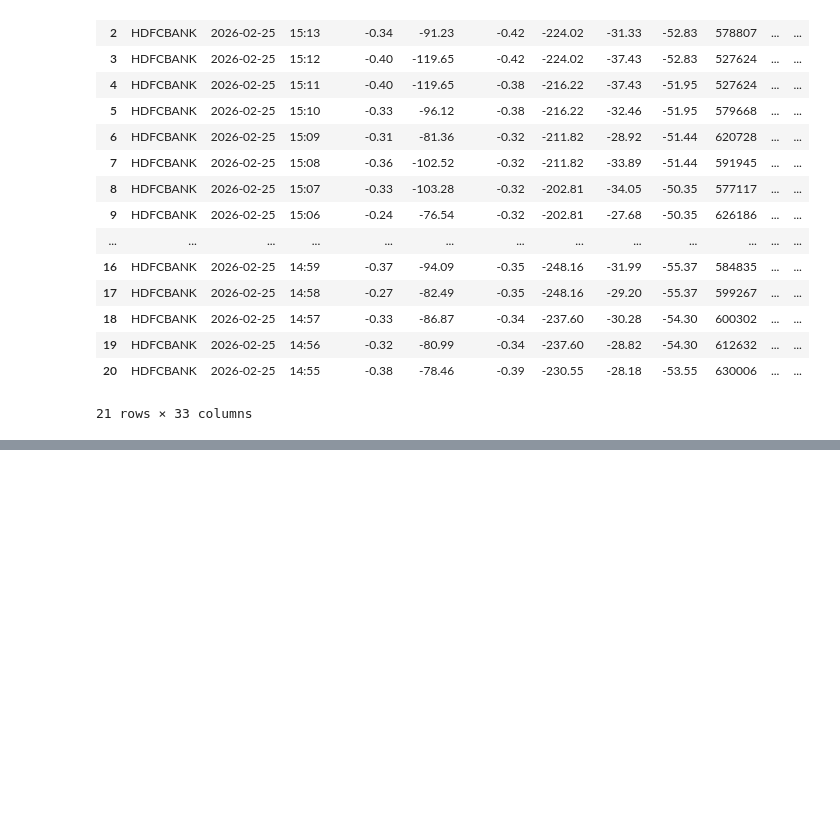
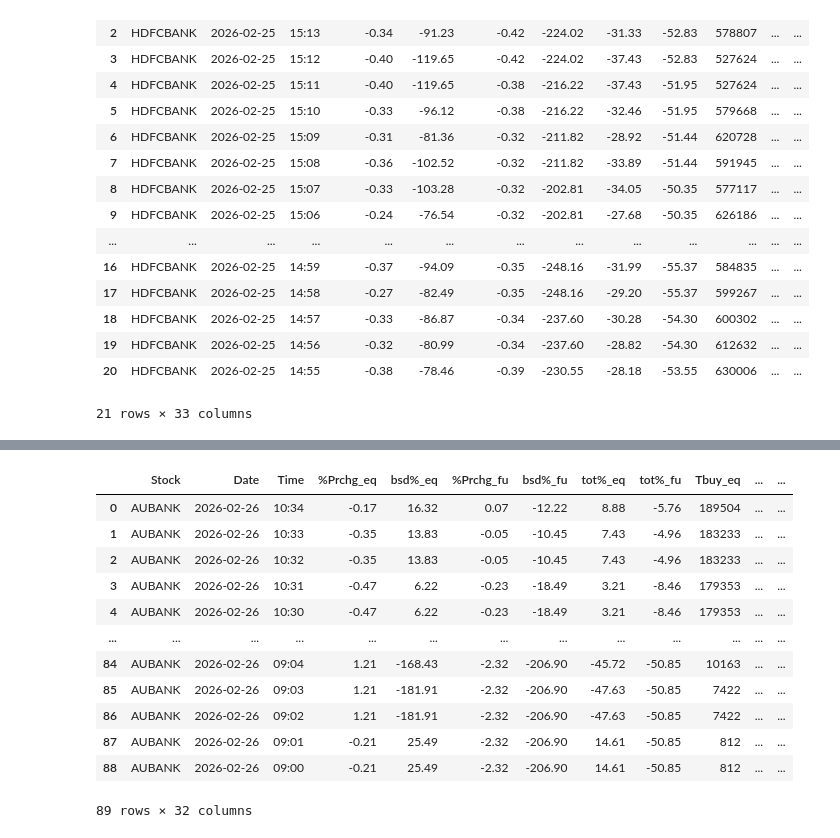
Before and after one commit to shailsun28/stockshortlisting, a Jupyter notebook: Untitled5.ipynb, the cells around one changed output, grey strips where cells are left out. Saved outputs shown, nothing was run; the diff lists cells and outputs as text; code cells hidden in the pictures; blank space fills up the shorter version.

```diff
--- a/Untitled5.ipynb
+++ b/Untitled5.ipynb
@@ -500,0 +923,16 @@ newdf.head(21)
+# %%
+buysell_df_single
+# %% [output]
+|  | Stock | Date | Time | %Prchg_eq | bsd%_eq | %Prchg_fu | bsd%_fu | tot%_eq | tot%_fu | Tbuy_eq | ... | ... |
+| 0 | AUBANK | 2026-02-26 | 10:34 | -0.17 | 16.32 | 0.07 | -12.22 | 8.88 | -5.76 | 189504 | ... | ... |
+| 1 | AUBANK | 2026-02-26 | 10:33 | -0.35 | 13.83 | -0.05 | -10.45 | 7.43 | -4.96 | 183233 | ... | ... |
+| 2 | AUBANK | 2026-02-26 | 10:32 | -0.35 | 13.83 | -0.05 | -10.45 | 7.43 | -4.96 | 183233 | ... | ... |
+| 3 | AUBANK | 2026-02-26 | 10:31 | -0.47 | 6.22 | -0.23 | -18.49 | 3.21 | -8.46 | 179353 | ... | ... |
+| 4 | AUBANK | 2026-02-26 | 10:30 | -0.47 | 6.22 | -0.23 | -18.49 | 3.21 | -8.46 | 179353 | ... | ... |
+| ... | ... | ... | ... | ... | ... | ... | ... | ... | ... | ... | ... | ... |
+| 84 | AUBANK | 2026-02-26 | 09:04 | 1.21 | -168.43 | -2.32 | -206.90 | -45.72 | -50.85 | 10163 | ... | ... |
+| 85 | AUBANK | 2026-02-26 | 09:03 | 1.21 | -181.91 | -2.32 | -206.90 | -47.63 | -50.85 | 7422 | ... | ... |
+| 86 | AUBANK | 2026-02-26 | 09:02 | 1.21 | -181.91 | -2.32 | -206.90 | -47.63 | -50.85 | 7422 | ... | ... |
+| 87 | AUBANK | 2026-02-26 | 09:01 | -0.21 | 25.49 | -2.32 | -206.90 | 14.61 | -50.85 | 812 | ... | ... |
+| 88 | AUBANK | 2026-02-26 | 09:00 | -0.21 | 25.49 | -2.32 | -206.90 | 14.61 | -50.85 | 812 | ... | ... |
+89 rows × 32 columns
```
Also changed, not shown: parts of 1 cell of this notebook, 1 other file.
